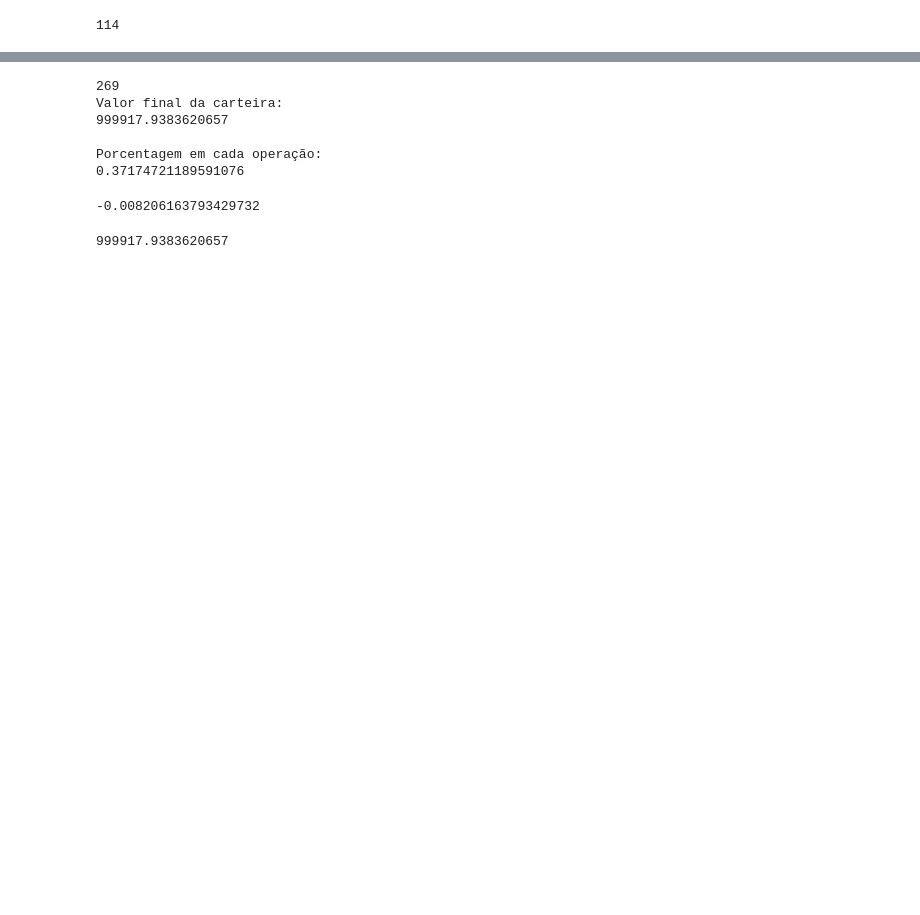
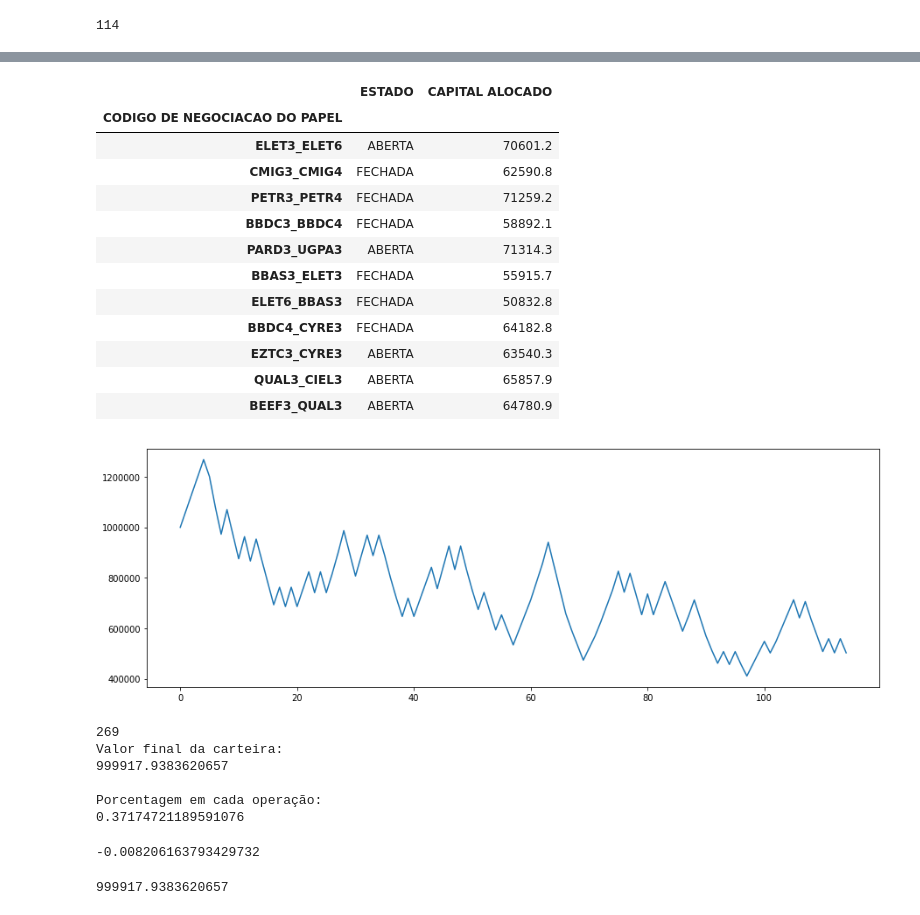
Before and after one commit to RodrigoCalderano/DOM-BOT, a Jupyter notebook: Jupyter/Long Short.ipynb, the cells around one changed output, grey strips where cells are left out. Cells and saved outputs as stored; diff of their text form; code cells hidden in the pictures; blank space fills up the shorter version.

Commit message:
Panda auxiliar para carteira

```diff
--- a/Jupyter/Long Short.ipynb
+++ b/Jupyter/Long Short.ipynb
@@ -442,6 +448,7 @@ print(len(orders_df))
 # Armazena os lucros individuais de cada ordem
 
 ordem_fechada = []
+operacoes_prejuizo = 0
 for par in pares['Par']:
     df = orders_df[orders_df['CODIGO DE NEGOCIACAO DO PAPEL'] == par].reset_index()
     for i in range(int(len(df)/2)):
@@ -455,5 +462,7 @@ for par in pares['Par']:
         ordem_fechada.append(lucro*100)
 
         if lucro*100 < 0:
-            print("Pessimas operacoes: " + df.iloc[i]['CODIGO DE NEGOCIACAO DO PAPEL'])
+            print("Operacoes com prejuízo: " + str(round(lucro*100,2)) + "% em: " + df.iloc[i]['CODIGO DE NEGOCIACAO DO PAPEL'])
+            operacoes_prejuizo = operacoes_prejuizo + 1
+operacoes_prejuizo
 # %% [output]
@@ -497,3 +522,16 @@ plt.hist(ordem_fechada,bins=20)
         10.99314743]),
  <a list of 20 Patch objects>)
 [figure]
+# %%
+# Dataframe para auxilar no calculo da carteira ls
+
+df_pares = pd.read_csv('PARESLS/PARES')
+
+df_c_ls = pd.DataFrame()
+df_c_ls['CODIGO DE NEGOCIACAO DO PAPEL'] = df_pares['Empresa1'] + '_' + df_pares['Empresa2']
+df_c_ls['ESTADO'] = 'FECHADA'
+df_c_ls['CAPITAL ALOCADO'] = '0'
+
+df_c_ls = df_c_ls.set_index('CODIGO DE NEGOCIACAO DO PAPEL')
+df_c_ls
+# df_c_ls.loc['PETR3_PETR4']['ESTADO'] returns 'FECHADA'
@@ -500 +561,46 @@ plt.hist(ordem_fechada,bins=20)
+# %%
+# Carteira inicial R$ 1.000.000
+# Teste dividindo a carteira em 10 lotes
+carteira = 1000000
+carteira_hist = [1000000]
+for i in range(len(orders_df)):
+    order = orders_df.iloc[i]
+    if df_c_ls.loc[order['CODIGO DE NEGOCIACAO DO PAPEL']]['ESTADO'] == 'FECHADA': # CALCULA ENTRADA
+        disponivel = carteira/10
+        quantidade_papel = round(disponivel/order['PRECO'])
+        investimento = quantidade_papel * order['PRECO']
+        if order['OPERACAO'] == 'BUY':
+            carteira = carteira - investimento
+        elif order['OPERACAO'] == 'SELL':
+            carteira = carteira + investimento
+        df_c_ls.loc[order['CODIGO DE NEGOCIACAO DO PAPEL']]['ESTADO'] = 'ABERTA'
+        df_c_ls.loc[order['CODIGO DE NEGOCIACAO DO PAPEL']]['CAPITAL ALOCADO'] = investimento
+    else:
+        disponivel = df_c_ls.loc[order['CODIGO DE NEGOCIACAO DO PAPEL']]['CAPITAL ALOCADO']
+        if order['OPERACAO'] == 'BUY':
+            carteira = carteira - investimento
+        elif order['OPERACAO'] == 'SELL':
+            carteira = carteira + investimento
+        df_c_ls.loc[order['CODIGO DE NEGOCIACAO DO PAPEL']]['ESTADO'] = 'FECHADA'
+
+    carteira_hist.append(carteira)
+
+
+plt.plot(carteira_hist)
+df_c_ls
+# %% [output]
+|  | ESTADO | CAPITAL ALOCADO |
+| CODIGO DE NEGOCIACAO DO PAPEL |  |  |
+| ELET3_ELET6 | ABERTA | 70601.2 |
+| CMIG3_CMIG4 | FECHADA | 62590.8 |
+| PETR3_PETR4 | FECHADA | 71259.2 |
+| BBDC3_BBDC4 | FECHADA | 58892.1 |
+| PARD3_UGPA3 | ABERTA | 71314.3 |
+| BBAS3_ELET3 | FECHADA | 55915.7 |
+| ELET6_BBAS3 | FECHADA | 50832.8 |
+| BBDC4_CYRE3 | FECHADA | 64182.8 |
+| EZTC3_CYRE3 | ABERTA | 63540.3 |
+| QUAL3_CIEL3 | ABERTA | 65857.9 |
+| BEEF3_QUAL3 | ABERTA | 64780.9 |
+[figure, added]
 # %%
```
Also changed, not shown: parts of 11 cells of this notebook.
